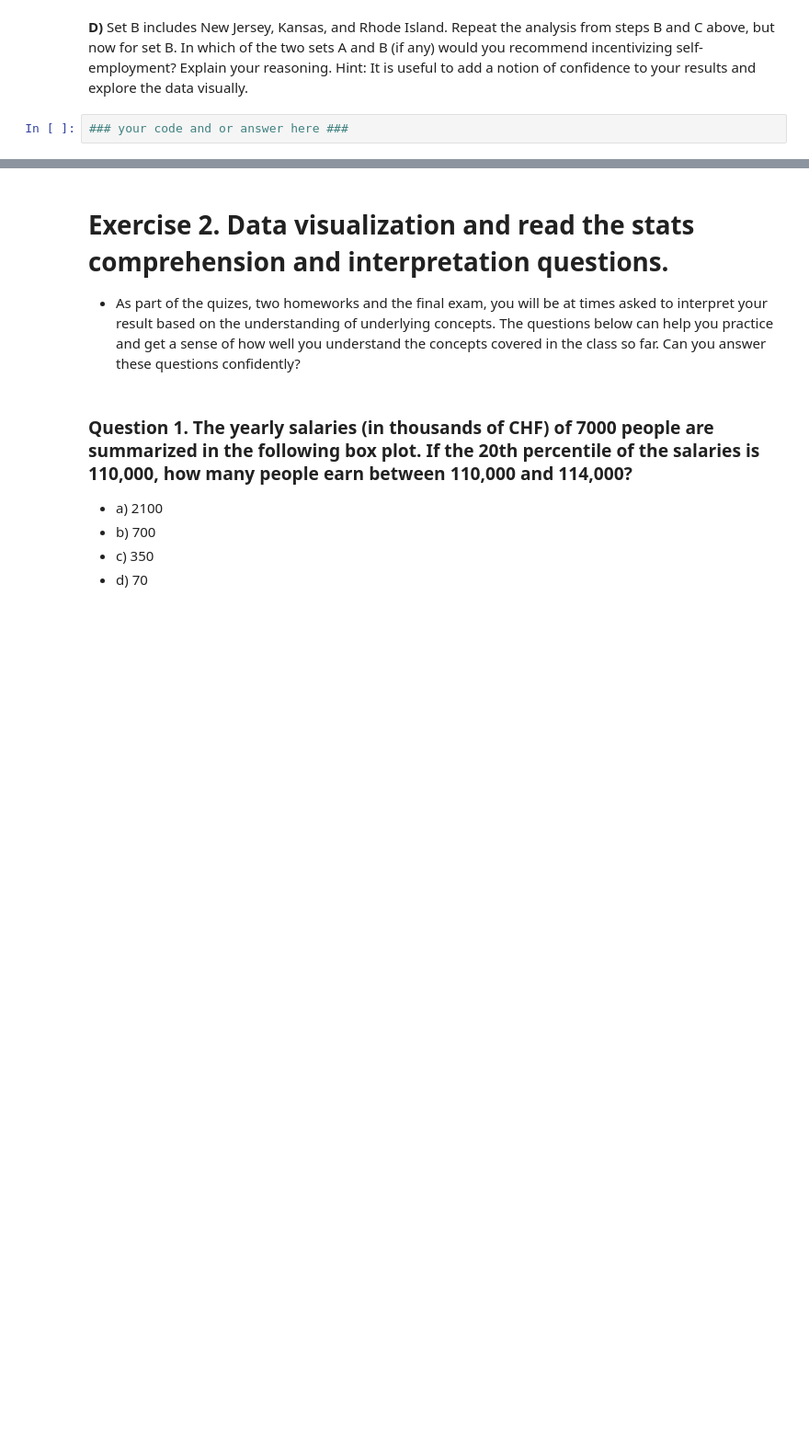
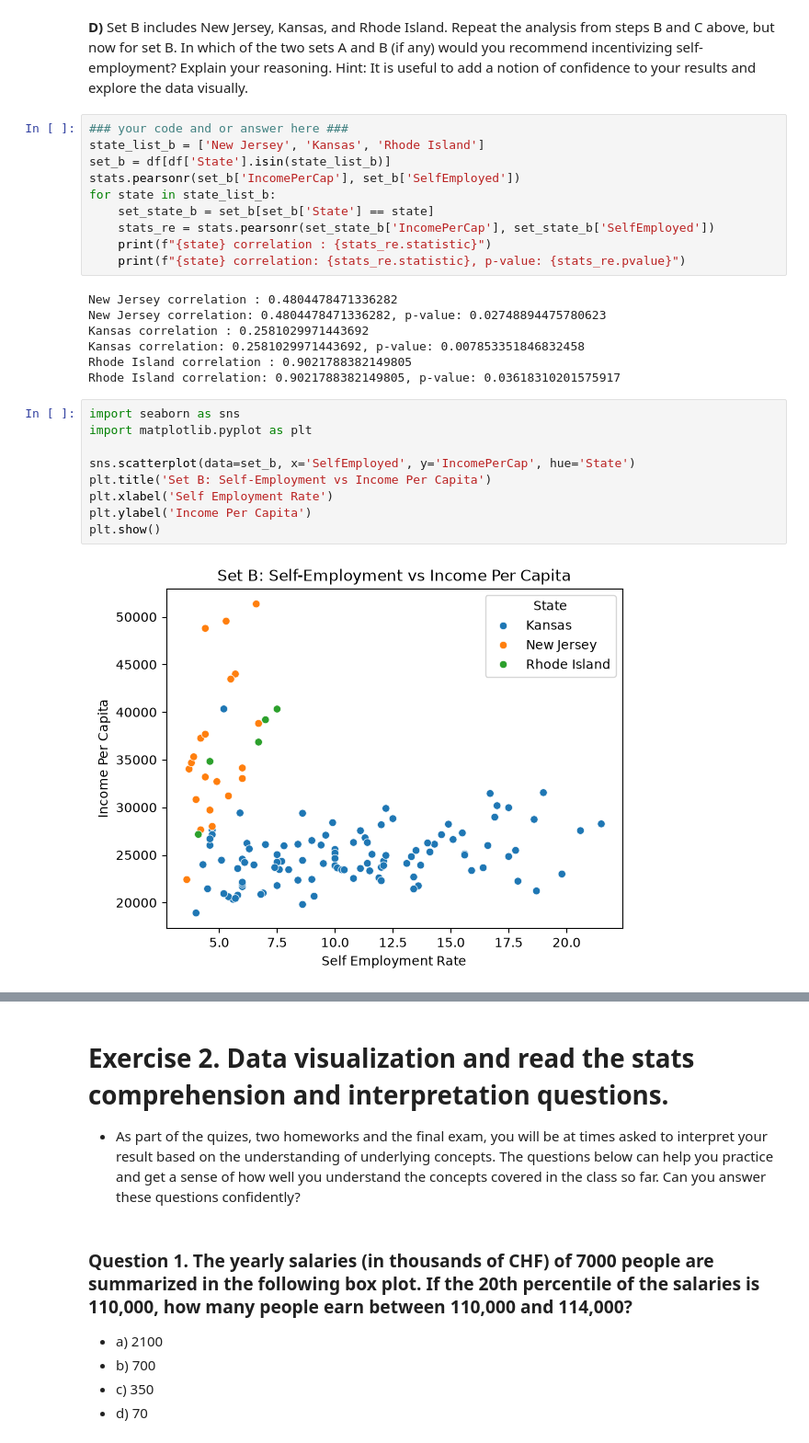
Before and after one commit to haaissa/ada-2026, a Jupyter notebook: Exercises/03 - Describing data/Describing_data_exercise.ipynb, the cells around one changed output, grey strips where cells are left out. Shown at 92% size. Cells and saved outputs as stored; diff of their text form; blank space fills up the shorter version.

```diff
--- a/Exercises/03 - Describing data/Describing_data_exercise.ipynb
+++ b/Exercises/03 - Describing data/Describing_data_exercise.ipynb
@@ -139,4 +207,30 @@ np.float64(0.08727386609551789)
 # %% [markdown]
 **D)** Set B includes New Jersey, Kansas, and Rhode Island. Repeat the analysis from steps B and C above, but now for set B. In which of the two sets A and B (if any) would you recommend incentivizing self-employment? Explain your reasoning. Hint: It is useful to add a notion of confidence to your results and explore the data visually.
-# %%
-### your code and or answer here ###
+# %%
+### your code and or answer here ###
+state_list_b = ['New Jersey', 'Kansas', 'Rhode Island']
+set_b = df[df['State'].isin(state_list_b)]
+stats.pearsonr(set_b['IncomePerCap'], set_b['SelfEmployed'])
+for state in state_list_b:
+    set_state_b = set_b[set_b['State'] == state]
+    stats_re = stats.pearsonr(set_state_b['IncomePerCap'], set_state_b['SelfEmployed'])
+    print(f"{state} correlation : {stats_re.statistic}")
+    print(f"{state} correlation: {stats_re.statistic}, p-value: {stats_re.pvalue}")
+# %% [output]
+New Jersey correlation : 0.4804478471336282
+New Jersey correlation: 0.4804478471336282, p-value: 0.02748894475780623
+Kansas correlation : 0.2581029971443692
+Kansas correlation: 0.2581029971443692, p-value: 0.007853351846832458
+Rhode Island correlation : 0.9021788382149805
+Rhode Island correlation: 0.9021788382149805, p-value: 0.03618310201575917
+# %%
+import seaborn as sns
+import matplotlib.pyplot as plt
+
+sns.scatterplot(data=set_b, x='SelfEmployed', y='IncomePerCap', hue='State')
+plt.title('Set B: Self-Employment vs Income Per Capita')
+plt.xlabel('Self Employment Rate')
+plt.ylabel('Income Per Capita')
+plt.show()
+# %% [output]
+[figure, added]
```
Also changed, not shown: parts of 24 cells of this notebook.
